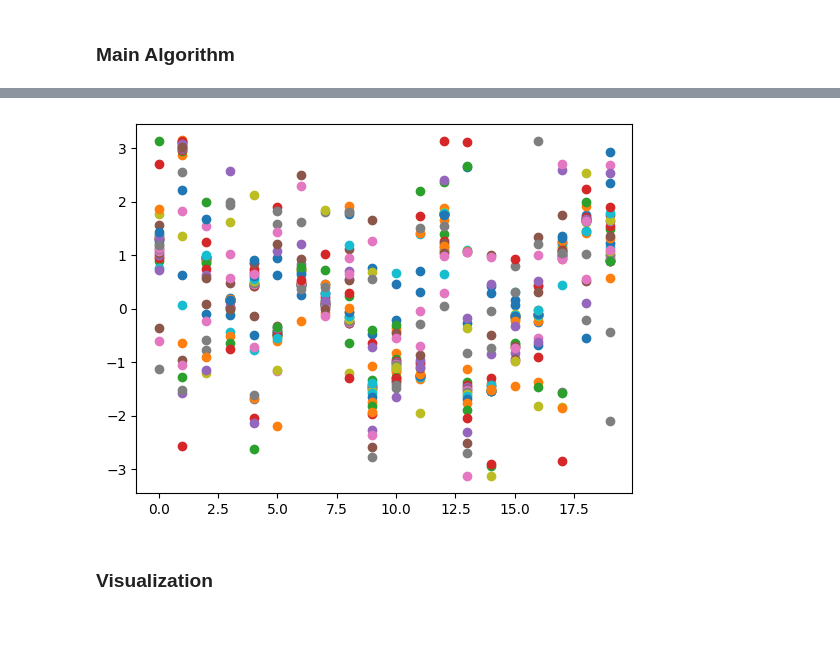
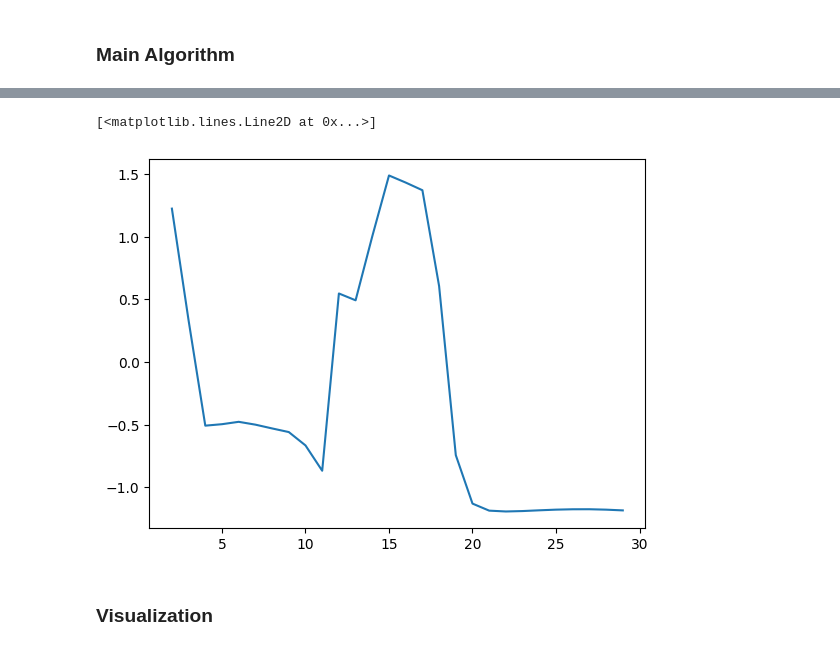
Before and after one commit to comp-physics/NISQ-Quantum-CFD, a Jupyter notebook: SIMPLE_LDC_VQE.ipynb, the cells around one changed output, grey strips where cells are left out. Drawn from its saved outputs; the diff is of its cells as text; code cells hidden in the pictures.

```diff
--- a/SIMPLE_LDC_VQE.ipynb
+++ b/SIMPLE_LDC_VQE.ipynb
@@ -17,9 +17,11 @@ from qiskit.opflow import PauliSumOp
 from qiskit.providers import Options
 import time
 import dill as pickle
+from qiskit import QuantumCircuit
 
-imax = 4                        # grid size in x-direction
-jmax = 4                        # grid size in y-direction
+n = 2
+imax = 2**n                       # grid size in x-direction
+jmax = imax                       # grid size in y-direction
 max_iteration = 100             # iterations
 max_res = 1000                   # initial residual
 rho = 1                          # density
@@ -32,7 +34,7 @@ x = np.arange(dx / 2, 1 + dx/2 - dx / 2, dx)
 y = np.arange(0, 1+dy/2, dy)
 alpha_p = 0.1                    # pressure under-relaxation
 alpha_u = 0.7                    # velocity under-relaxation
-tol = 1e-5                       # tolerance for convergence
+tol = 1e-3                      # tolerance for convergence
 # %% [markdown]
 ### Main Algorithm
 # %%
@@ -223,5 +237,5 @@ pickle.dump(store_quantum,open('data/4x4_quantum_30_steps.p','wb'))
 # %%
-for i in range(2,len(store_quantum)):
-    plt.scatter(range(len(store_quantum[i]['full_result'].optimal_point)),store_quantum[i]['full_result'].optimal_point)
+plt.plot([i for i in range(2,len(store_quantum))],[store_quantum[i]['full_result'].optimal_point[0] for i in range(2,len(store_quantum))])
 # %% [output]
+[<matplotlib.lines.Line2D at 0x...>]
-[figure, old version]
+[figure, new version]
```
Also changed, not shown: parts of 8 cells of this notebook.
